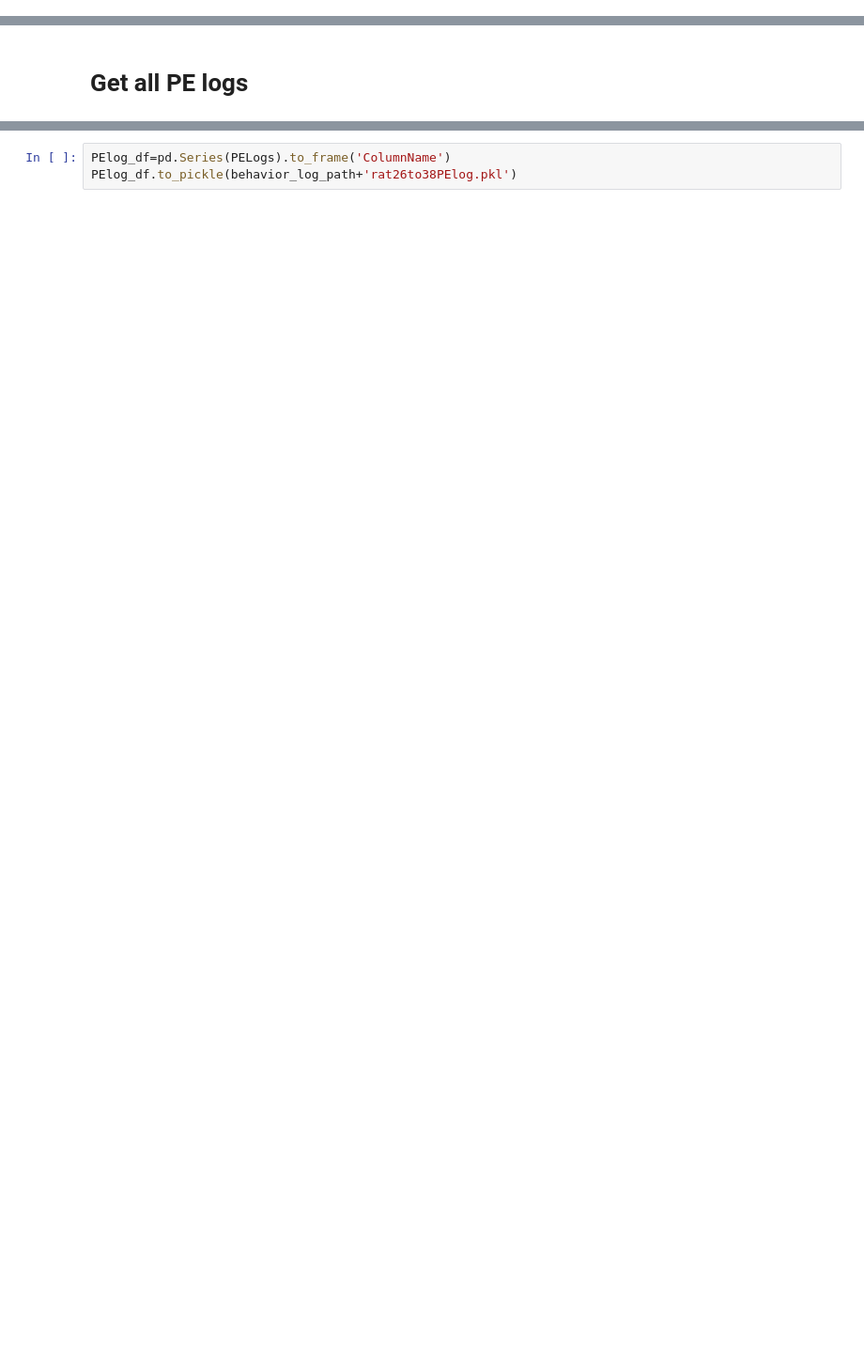
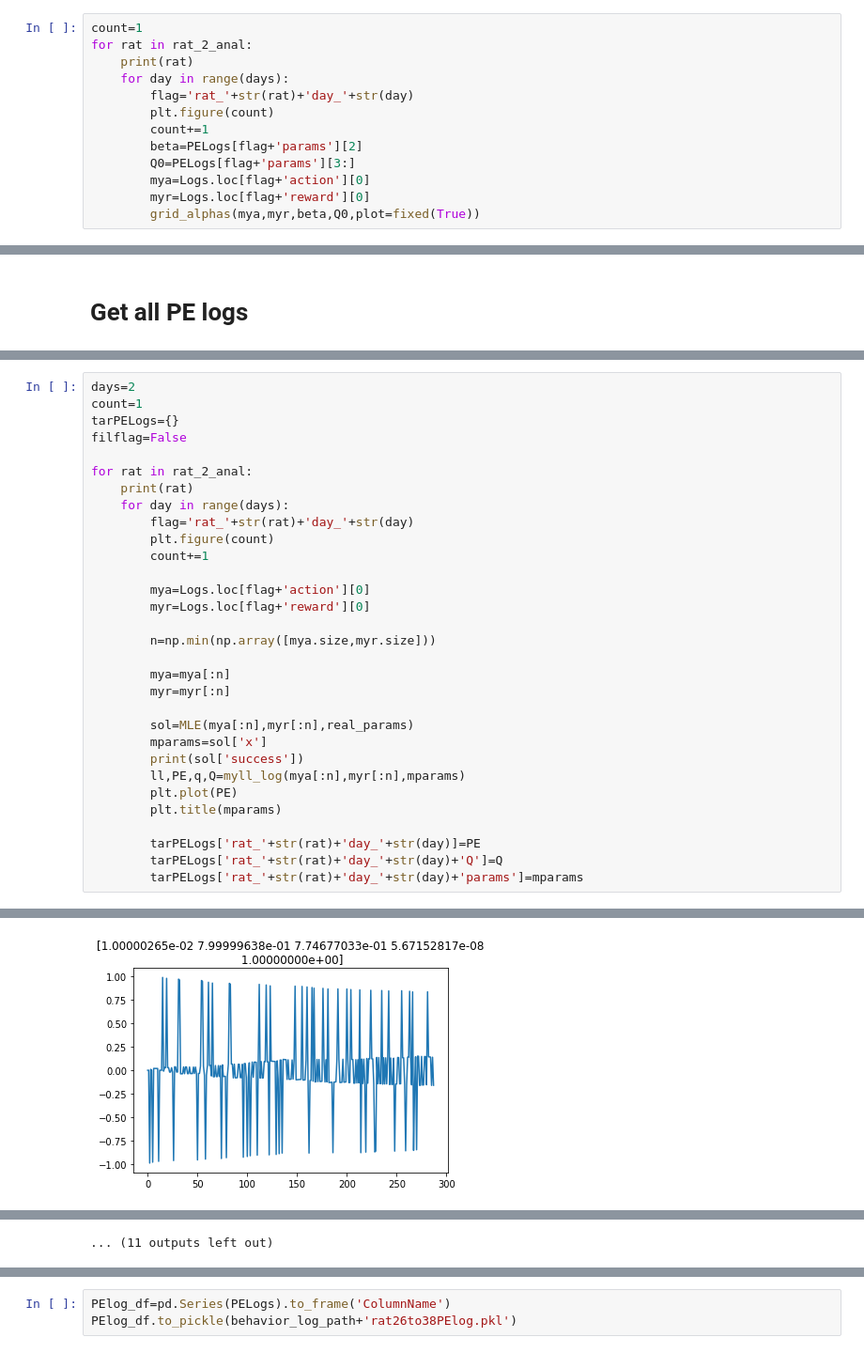
Before and after one commit to Maylibooyah69/RewardReversalPorject, a Jupyter notebook: hisMLE.ipynb, the cells around one changed output, grey strips where cells are left out. Shown at 94% size. Cells and saved outputs as stored; diff of their text form; blank space fills up the shorter version.

```diff
--- a/hisMLE.ipynb
+++ b/hisMLE.ipynb
@@ -85,0 +144,13 @@ def MLE(action_log,reward_log,params0):
+# %%
+count=1
+for rat in rat_2_anal:
+    print(rat)
+    for day in range(days):
+        flag='rat_'+str(rat)+'day_'+str(day)
+        plt.figure(count)
+        count+=1
+        beta=PELogs[flag+'params'][2]
+        Q0=PELogs[flag+'params'][3:]
+        mya=Logs.loc[flag+'action'][0]
+        myr=Logs.loc[flag+'reward'][0]
+        grid_alphas(mya,myr,beta,Q0,plot=fixed(True))
@@ -121,0 +221,32 @@ real_params=[0.3,0.3,1,0.5,0.5]
+# %%
+days=2
+count=1
+tarPELogs={}
+filflag=False
+
+for rat in rat_2_anal:
+    print(rat)
+    for day in range(days):
+        flag='rat_'+str(rat)+'day_'+str(day)
+        plt.figure(count)
+        count+=1
+
+        mya=Logs.loc[flag+'action'][0]
+        myr=Logs.loc[flag+'reward'][0]
+
+        n=np.min(np.array([mya.size,myr.size]))
+
+        mya=mya[:n]
+        myr=myr[:n]
+
+        sol=MLE(mya[:n],myr[:n],real_params)
+        mparams=sol['x']
+        print(sol['success'])
+        ll,PE,q,Q=myll_log(mya[:n],myr[:n],mparams)
+        plt.plot(PE)
+        plt.title(mparams)
+
+        tarPELogs['rat_'+str(rat)+'day_'+str(day)]=PE
+        tarPELogs['rat_'+str(rat)+'day_'+str(day)+'Q']=Q
+        tarPELogs['rat_'+str(rat)+'day_'+str(day)+'params']=mparams
+# %% [output]
@@ -121,0 +270 @@ real_params=[0.3,0.3,1,0.5,0.5]
+[figure, added]
@@ -122,3 +281,4 @@ real_params=[0.3,0.3,1,0.5,0.5]
+... (11 outputs left out)
 # %%
 days=2
 count=1
```
Also changed, not shown: parts of 19 cells of this notebook, 6 other files.
